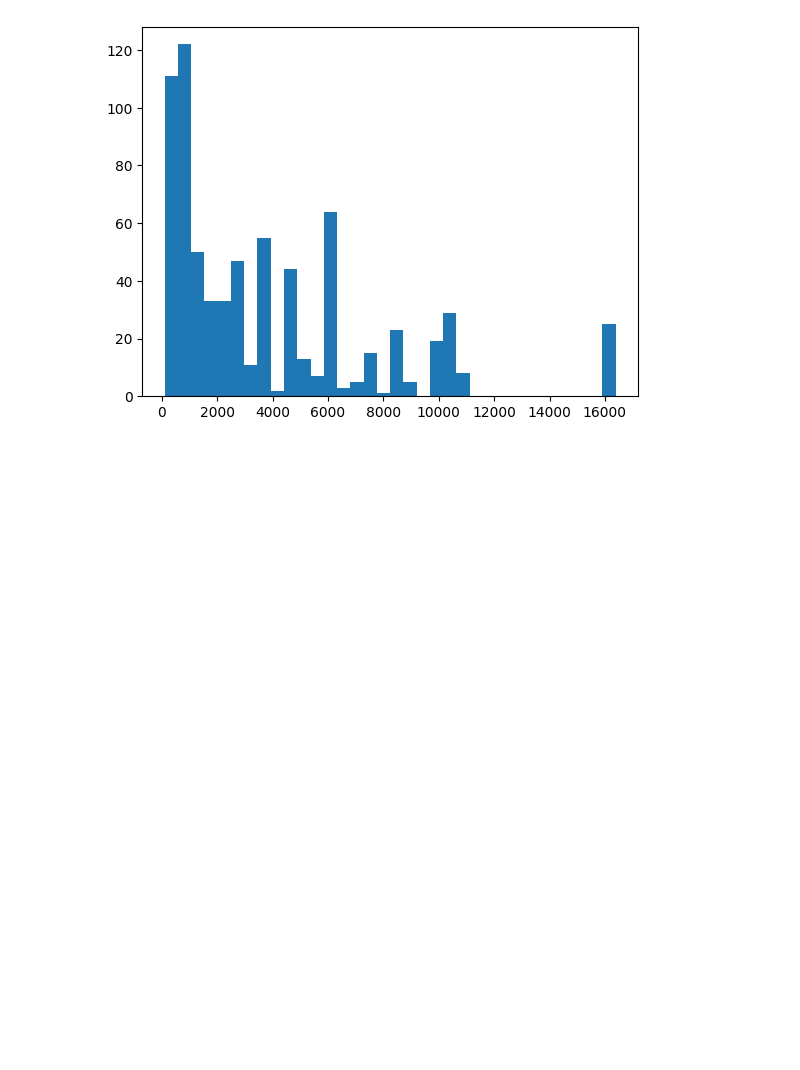
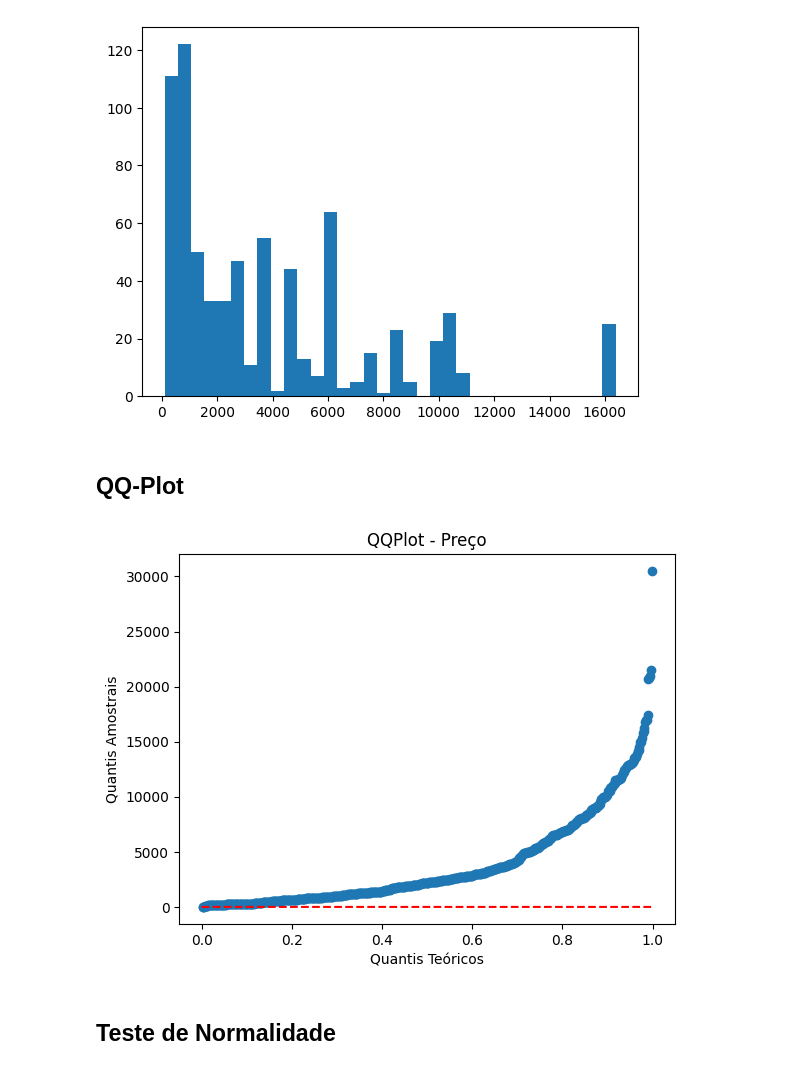
Before and after one commit to GustavoValenca/DataScience-Placas-de-Video, a Jupyter notebook: Análise Exploratória dos Dados/analysis.ipynb, the cells around one changed output. Cells and saved outputs as stored; diff of their text form; code cells hidden in the pictures; blank space fills up the shorter version.

Commit message:
qq plot + teste de normalidade + correlações

```diff
--- a/Análise Exploratória dos Dados/analysis.ipynb
+++ b/Análise Exploratória dos Dados/analysis.ipynb
@@ -294,3 +294,29 @@ plt.hist(cores, bins=k)
 plt.show()
 # %% [output]
 [figure]
+# %% [markdown]
+## QQ-Plot
+# %%
+feature = df['Preço']
+
+feature = feature.dropna()
+
+sorted_data = np.sort(feature)
+
+n = len(sorted_data)
+quantis_teóricos = np.arange(1, n + 1) / (n + 1)
+quantis_amostrais = (np.arange(1, n + 1) - 0.5) / n
+
+# QQPlot
+plt.plot(quantis_teóricos, sorted_data, marker='o', linestyle='None')
+plt.plot([0, 1], [0, 1], color='red', linestyle='--')
+
+plt.title('QQPlot - Preço')
+plt.xlabel('Quantis Teóricos')
+plt.ylabel('Quantis Amostrais')
+
+plt.show()
+# %% [output]
+[figure, added]
+# %% [markdown]
+## Teste de Normalidade
```
Also changed, not shown: parts of 10 cells of this notebook.
